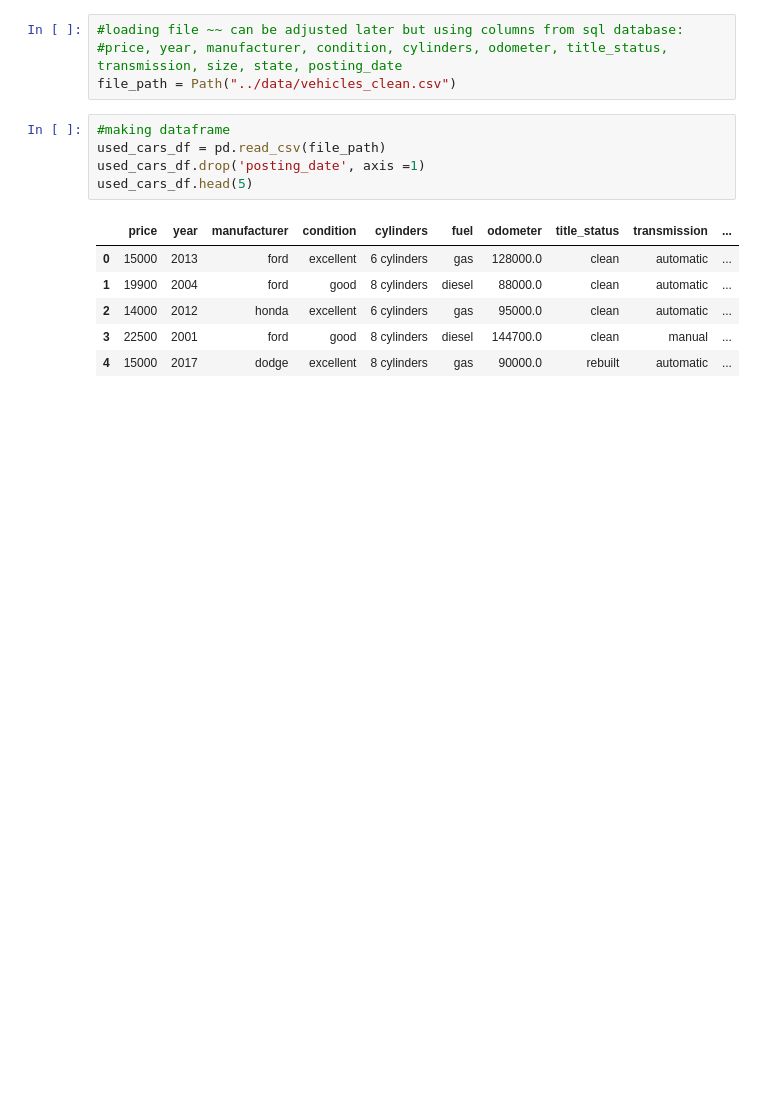
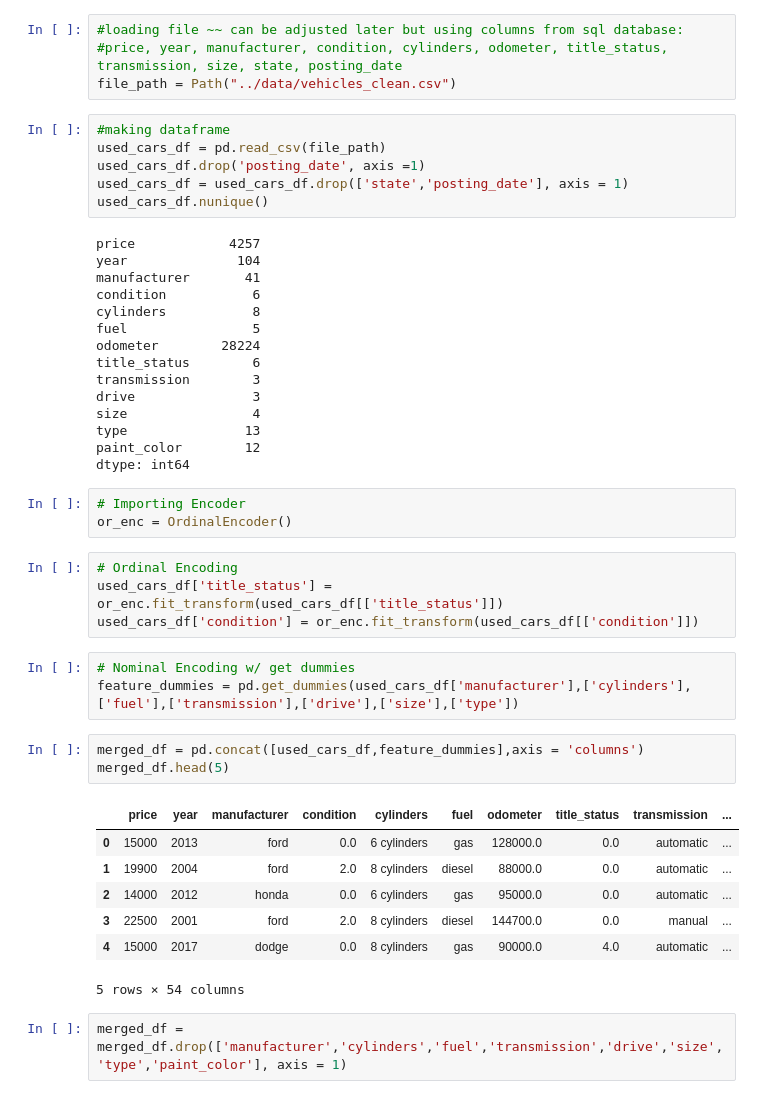
Before and after one commit to jaredap1995/UCB_project_4, a Jupyter notebook: Linear_Regression/regression.ipynb, the cells around one changed output. Drawn from its saved outputs; the diff is of its cells as text; blank space fills up the shorter version.

```diff
--- a/Linear_Regression/regression.ipynb
+++ b/Linear_Regression/regression.ipynb
@@ -17,11 +21,43 @@ file_path = Path("../data/vehicles_clean.csv")
 #making dataframe
 used_cars_df = pd.read_csv(file_path)
 used_cars_df.drop('posting_date', axis =1)
-used_cars_df.head(5)
+used_cars_df = used_cars_df.drop(['state','posting_date'], axis = 1)
+used_cars_df.nunique()
 # %% [output]
-|  | price | year | manufacturer | condition | cylinders | fuel | odometer | title_status | transmission | ... |
-| 0 | 15000 | 2013 | ford | excellent | 6 cylinders | gas | 128000.0 | clean | automatic | ... |
-| 1 | 19900 | 2004 | ford | good | 8 cylinders | diesel | 88000.0 | clean | automatic | ... |
-| 2 | 14000 | 2012 | honda | excellent | 6 cylinders | gas | 95000.0 | clean | automatic | ... |
-| 3 | 22500 | 2001 | ford | good | 8 cylinders | diesel | 144700.0 | clean | manual | ... |
-| 4 | 15000 | 2017 | dodge | excellent | 8 cylinders | gas | 90000.0 | rebuilt | automatic | ... |
+price            4257
+year              104
+manufacturer       41
+condition           6
+cylinders           8
+fuel                5
+odometer        28224
+title_status        6
+transmission        3
+drive               3
+size                4
+type               13
+paint_color        12
+dtype: int64
+# %%
+# Importing Encoder
+or_enc = OrdinalEncoder()
+# %%
+# Ordinal Encoding
+used_cars_df['title_status'] = or_enc.fit_transform(used_cars_df[['title_status']])
+used_cars_df['condition'] = or_enc.fit_transform(used_cars_df[['condition']])
+# %%
+# Nominal Encoding w/ get dummies
+feature_dummies = pd.get_dummies(used_cars_df['manufacturer'],['cylinders'],['fuel'],['transmission'],['drive'],['size'],['type'])
+# %%
+merged_df = pd.concat([used_cars_df,feature_dummies],axis = 'columns')
+merged_df.head(5)
+# %% [output]
+|  | price | year | manufacturer | condition | cylinders | fuel | odometer | title_status | transmission | ... |
+| 0 | 15000 | 2013 | ford | 0.0 | 6 cylinders | gas | 128000.0 | 0.0 | automatic | ... |
+| 1 | 19900 | 2004 | ford | 2.0 | 8 cylinders | diesel | 88000.0 | 0.0 | automatic | ... |
+| 2 | 14000 | 2012 | honda | 0.0 | 6 cylinders | gas | 95000.0 | 0.0 | automatic | ... |
+| 3 | 22500 | 2001 | ford | 2.0 | 8 cylinders | diesel | 144700.0 | 0.0 | manual | ... |
+| 4 | 15000 | 2017 | dodge | 0.0 | 8 cylinders | gas | 90000.0 | 4.0 | automatic | ... |
+5 rows × 54 columns
+# %%
+merged_df = merged_df.drop(['manufacturer','cylinders','fuel','transmission','drive','size','type','paint_color'], axis = 1)
```
Also changed, not shown: parts of 7 cells of this notebook.
